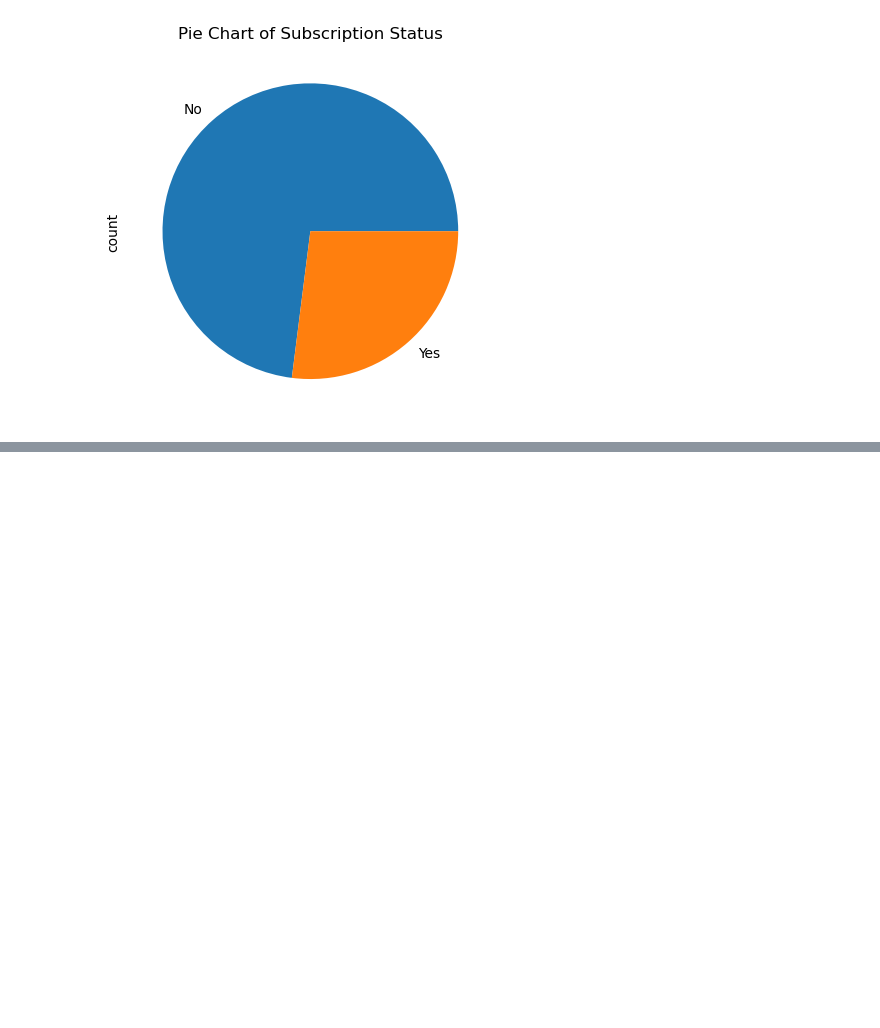
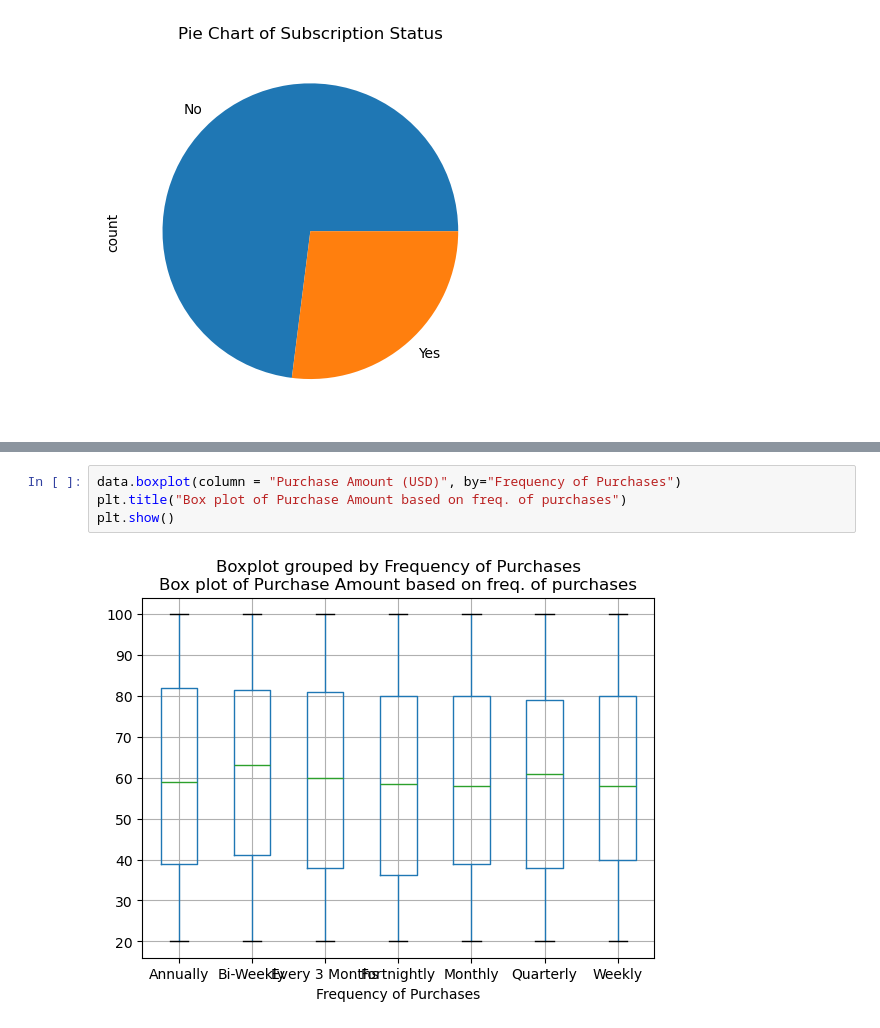
Before and after one commit to markprubin/misc-da, a Jupyter notebook: shopping-trends/shopping_trends.ipynb, the cells around one changed output, grey strips where cells are left out. Drawn from its saved outputs; the diff is of its cells as text; blank space fills up the shorter version.

```diff
--- a/shopping-trends/shopping_trends.ipynb
+++ b/shopping-trends/shopping_trends.ipynb
@@ -131,0 +144,6 @@ data["Color"].value
+# %%
+data.boxplot(column = "Purchase Amount (USD)", by="Frequency of Purchases")
+plt.title("Box plot of Purchase Amount based on freq. of purchases")
+plt.show()
+# %% [output]
+[figure, added]
```
Also changed, not shown: parts of 19 cells of this notebook.
